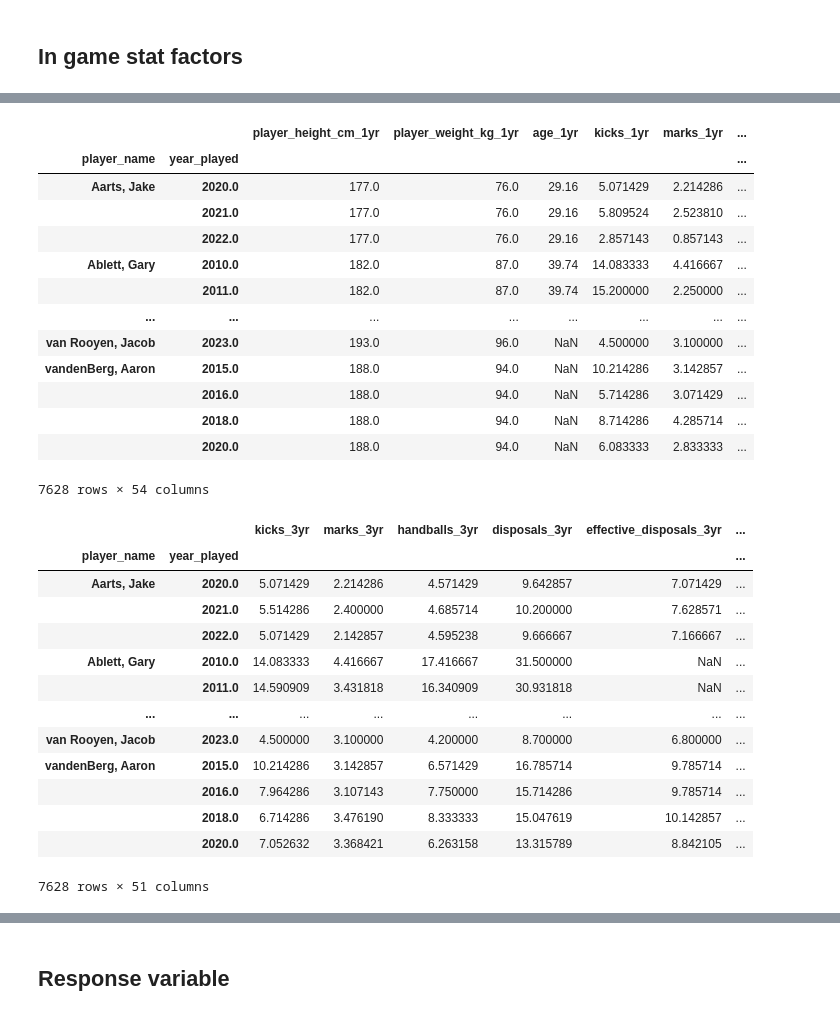
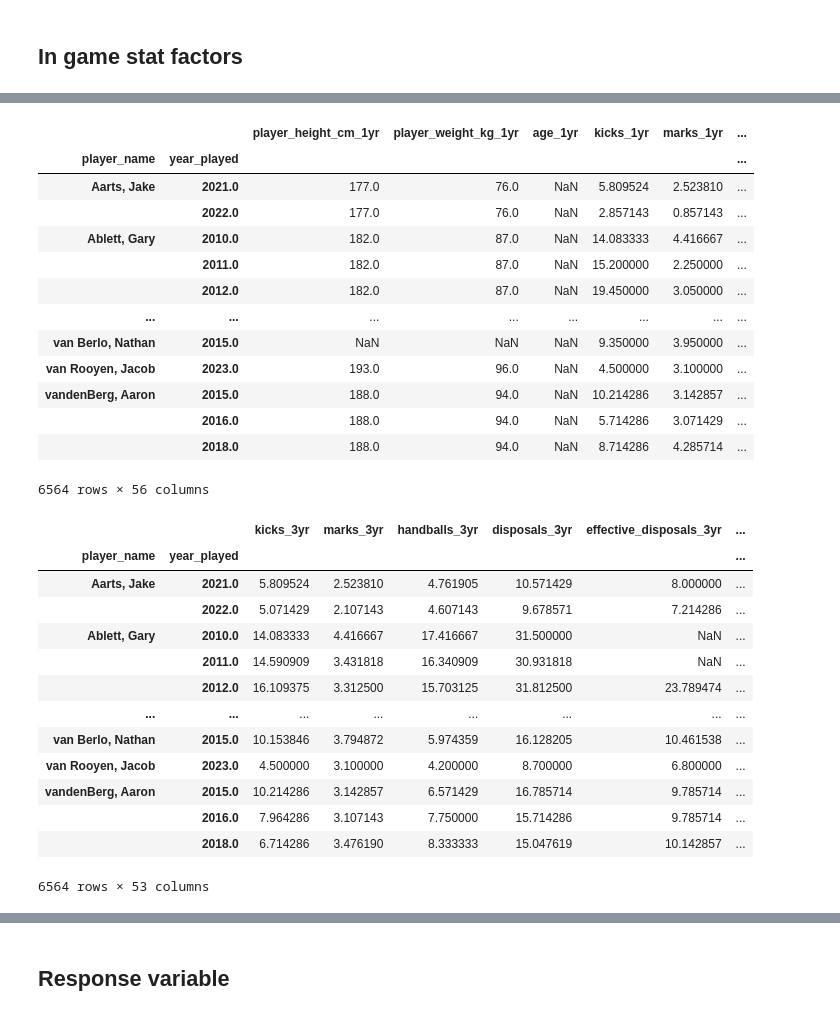
Before and after one commit to malikpri90/Outside_Work, a Jupyter notebook: AFL Fantasy/Factor_build.ipynb, the cells around one changed output, grey strips where cells are left out. Cells and saved outputs as stored; diff of their text form; code cells hidden in the pictures.

```diff
--- a/AFL Fantasy/Factor_build.ipynb
+++ b/AFL Fantasy/Factor_build.ipynb
@@ -9,21 +9,24 @@ import datetime
 df = pd.read_csv(r'C:\Users\anoble\Git\Outside_Work\AFL Fantasy\Data\Inputs\fryziggafl.csv')
 df['year'] = pd.DatetimeIndex(df['match_date']).year
 
-## Filter to only games from xxx onwards (Write to csv for checks)
-df = df.query('year >= 2010')
+## Filter to only games from 2010 onwards. Remove shortened season stats (2019 preds and 2020 stats)
+df = df.query('year >= 2010').query('year != 2019').query('year != 2020')
 
 ## Read in Player Database
-players = pd.read_csv(r'C:\Users\anoble\Git\Outside_Work\AFL Fantasy\Data\Inputs\player_stats.csv')
+players = pd.read_csv(r'C:\Users\anoble\Git\Outside_Work\AFL Fantasy\Data\Inputs\player_ages.csv')
 
 ## Merge game stats with player info
 df['player_name'] = df['player_last_name'].astype(str) + ", " + df['player_first_name']
-joined_data = df.merge(players, on=['player_name'],how='outer')
+joined_data = df.merge(players, on=['player_name'],how='left')
+
+## Calculate age on match day (take year of game less year of birth, so will remain same age all season)
+joined_data['age'] = pd.DatetimeIndex(joined_data['match_date']).year - pd.DatetimeIndex(joined_data['dob']).year
 
 # Write to csv to check
 # joined_data.to_csv(r'C:\Users\anoble\Git\Outside_Work\AFL Fantasy\Data\Inputs\fryziggafl_limited.csv')
 
 # Aggregate
-avg_scores = joined_data.groupby(['player_team', 'player_first_name', 'player_last_name','player_name', 'age'])\
+avg_scores = joined_data.groupby(['player_team', 'player_first_name', 'player_last_name','player_name', 'age', 'year'])\
 .agg({'afl_fantasy_score': 'mean'})\
 .sort_values(by=['afl_fantasy_score'], ascending=False)\
 
@@ -99,0 +103,8 @@ seasons_active
+# %%
+# ## Add scores during 1st half of season. Convert match round to numeric, return AFL score if valid, else return Null
+joined_data['h1_fantasy_score'] = np.where(pd.to_numeric(joined_data['match_round'], errors='coerce') <= 10, joined_data['afl_fantasy_score'], np.NaN)
+joined_data['h2_fantasy_score'] = np.where(pd.to_numeric(joined_data['match_round'], errors='coerce') > 10, joined_data['afl_fantasy_score'], np.NaN)
+
+
+# Test
+joined_data.agg({'afl_fantasy_score': 'mean','h1_fantasy_score': 'mean','h2_fantasy_score': 'mean'})
@@ -197,7 +213,9 @@ model_factors_agg_1yr = player_summ_exp_1yr.groupby(['player_name', 'year_played
 'score_launches': 'mean',
 'shots_at_goal': 'mean',
 'spoils': 'mean',
-'afl_fantasy_score': 'mean'
+'afl_fantasy_score': 'mean',
+'h1_fantasy_score': 'mean',
+'h2_fantasy_score': 'mean'
 })
 
 model_factors_agg_1yr.columns = [str(col) + '_1yr' for col in model_factors_agg_1yr.columns]
@@ -206,18 +224,18 @@ model_factors_agg_1yr
 # %% [output]
 |  |  | player_height_cm_1yr | player_weight_kg_1yr | age_1yr | kicks_1yr | marks_1yr | ... |
 | player_name | year_played |  |  |  |  |  | ... |
-| Aarts, Jake | 2020.0 | 177.0 | 76.0 | 29.16 | 5.071429 | 2.214286 | ... |
-|  | 2021.0 | 177.0 | 76.0 | 29.16 | 5.809524 | 2.523810 | ... |
-|  | 2022.0 | 177.0 | 76.0 | 29.16 | 2.857143 | 0.857143 | ... |
-| Ablett, Gary | 2010.0 | 182.0 | 87.0 | 39.74 | 14.083333 | 4.416667 | ... |
-|  | 2011.0 | 182.0 | 87.0 | 39.74 | 15.200000 | 2.250000 | ... |
+| Aarts, Jake | 2021.0 | 177.0 | 76.0 | NaN | 5.809524 | 2.523810 | ... |
+|  | 2022.0 | 177.0 | 76.0 | NaN | 2.857143 | 0.857143 | ... |
+| Ablett, Gary | 2010.0 | 182.0 | 87.0 | NaN | 14.083333 | 4.416667 | ... |
+|  | 2011.0 | 182.0 | 87.0 | NaN | 15.200000 | 2.250000 | ... |
+|  | 2012.0 | 182.0 | 87.0 | NaN | 19.450000 | 3.050000 | ... |
 | ... | ... | ... | ... | ... | ... | ... | ... |
+| van Berlo, Nathan | 2015.0 | NaN | NaN | NaN | 9.350000 | 3.950000 | ... |
 | van Rooyen, Jacob | 2023.0 | 193.0 | 96.0 | NaN | 4.500000 | 3.100000 | ... |
 | vandenBerg, Aaron | 2015.0 | 188.0 | 94.0 | NaN | 10.214286 | 3.142857 | ... |
 |  | 2016.0 | 188.0 | 94.0 | NaN | 5.714286 | 3.071429 | ... |
 |  | 2018.0 | 188.0 | 94.0 | NaN | 8.714286 | 4.285714 | ... |
-|  | 2020.0 | 188.0 | 94.0 | NaN | 6.083333 | 2.833333 | ... |
-7628 rows × 54 columns
+6564 rows × 56 columns
 # %%
 # Build 3 Year Player Metrics
 model_factors_agg_3yr = player_summ_exp_3yr.groupby(['player_name', 'year_played'])\
@@ -253,46 +271,48 @@ model_factors_agg_3yr = player_summ_exp_3yr.groupby(['player_name', 'year_played
 'metres_gained': 'mean',
 'turnovers': 'mean',
 'intercepts': 'mean',
 'tackles_inside_fifty': 'mean',
 'contest_def_losses': 'mean',
 'contest_def_one_on_ones': 'mean',
 'contest_off_one_on_ones': 'mean',
 'contest_off_wins': 'mean',
 'def_half_pressure_acts': 'mean',
 'effective_kicks': 'mean',
 'f50_ground_ball_gets': 'mean',
 'ground_ball_gets': 'mean',
 'hitouts_to_advantage': 'mean',
 'hitout_win_percentage': 'mean',
 'intercept_marks': 'mean',
 'marks_on_lead': 'mean',
 'pressure_acts': 'mean',
 'rating_points': 'mean',
 'ruck_contests': 'mean',
 'score_launches': 'mean',
 'shots_at_goal': 'mean',
 'spoils': 'mean',
-'afl_fantasy_score': 'mean'
+'afl_fantasy_score': 'mean',
+'h1_fantasy_score': 'mean',
+'h2_fantasy_score': 'mean'
 })
 
 model_factors_agg_3yr.columns = [str(col) + '_3yr' for col in model_factors_agg_3yr.columns]
 
 model_factors_agg_3yr
 # %% [output]
 |  |  | kicks_3yr | marks_3yr | handballs_3yr | disposals_3yr | effective_disposals_3yr | ... |
 | player_name | year_played |  |  |  |  |  | ... |
-| Aarts, Jake | 2020.0 | 5.071429 | 2.214286 | 4.571429 | 9.642857 | 7.071429 | ... |
-|  | 2021.0 | 5.514286 | 2.400000 | 4.685714 | 10.200000 | 7.628571 | ... |
-|  | 2022.0 | 5.071429 | 2.142857 | 4.595238 | 9.666667 | 7.166667 | ... |
+| Aarts, Jake | 2021.0 | 5.809524 | 2.523810 | 4.761905 | 10.571429 | 8.000000 | ... |
+|  | 2022.0 | 5.071429 | 2.107143 | 4.607143 | 9.678571 | 7.214286 | ... |
 | Ablett, Gary | 2010.0 | 14.083333 | 4.416667 | 17.416667 | 31.500000 | NaN | ... |
 |  | 2011.0 | 14.590909 | 3.431818 | 16.340909 | 30.931818 | NaN | ... |
+|  | 2012.0 | 16.109375 | 3.312500 | 15.703125 | 31.812500 | 23.789474 | ... |
 | ... | ... | ... | ... | ... | ... | ... | ... |
+| van Berlo, Nathan | 2015.0 | 10.153846 | 3.794872 | 5.974359 | 16.128205 | 10.461538 | ... |
 | van Rooyen, Jacob | 2023.0 | 4.500000 | 3.100000 | 4.200000 | 8.700000 | 6.800000 | ... |
 | vandenBerg, Aaron | 2015.0 | 10.214286 | 3.142857 | 6.571429 | 16.785714 | 9.785714 | ... |
 |  | 2016.0 | 7.964286 | 3.107143 | 7.750000 | 15.714286 | 9.785714 | ... |
 |  | 2018.0 | 6.714286 | 3.476190 | 8.333333 | 15.047619 | 10.142857 | ... |
-|  | 2020.0 | 7.052632 | 3.368421 | 6.263158 | 13.315789 | 8.842105 | ... |
-7628 rows × 51 columns
+6564 rows × 53 columns
 # %%
 # Build 5 Year Player Metrics
 
```
Also changed, not shown: parts of 11 cells of this notebook, 1 other file.
